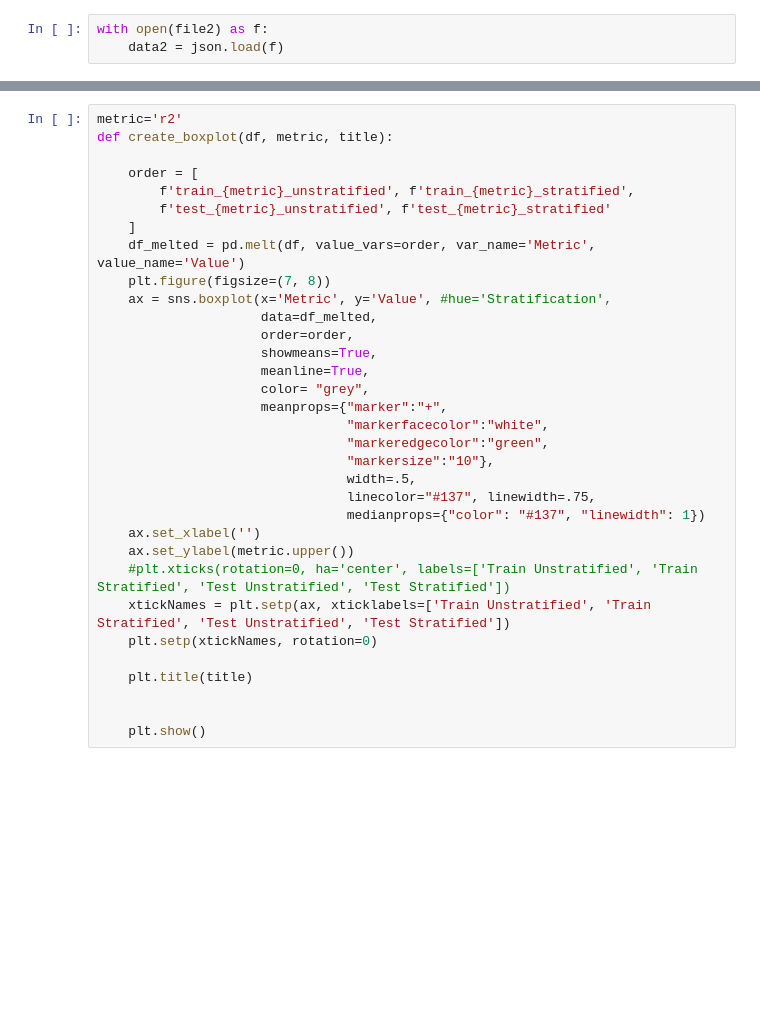
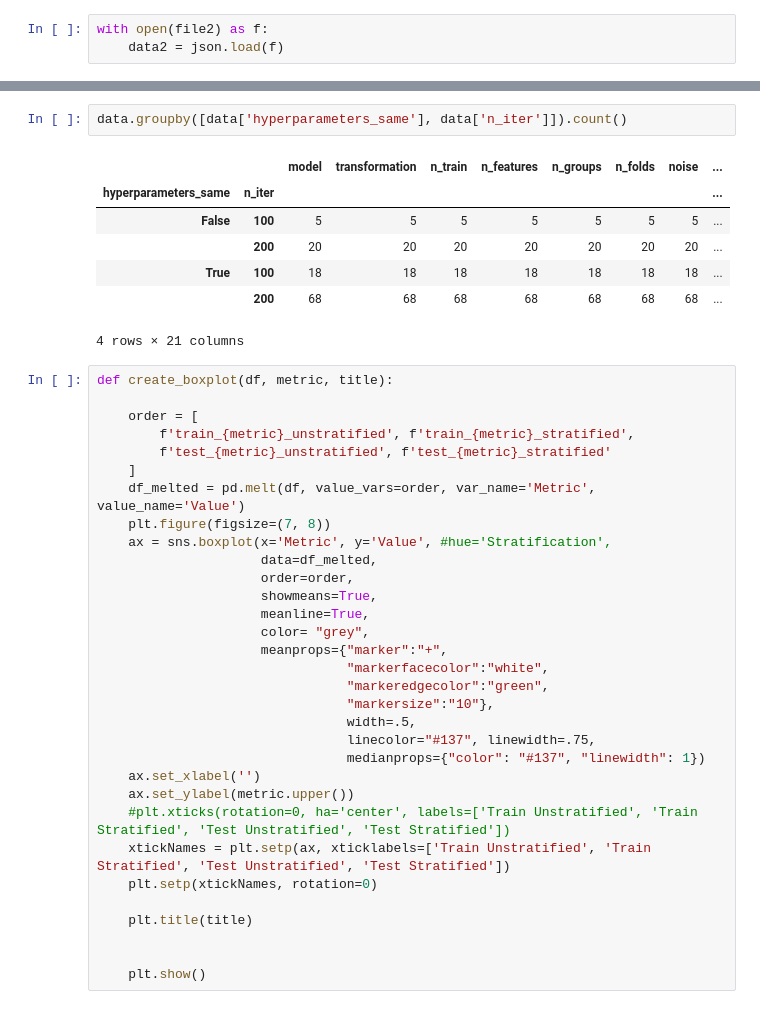
Before and after one commit to annegriddl/slds_stratification, a Jupyter notebook: Simulations/Experiments4 Final SetUp RF/visualization_results.ipynb, the cells around one changed output, grey strips where cells are left out. Drawn from its saved outputs; the diff is of its cells as text; blank space fills up the shorter version.

```diff
--- a/Simulations/Experiments4 Final SetUp RF/visualization_results.ipynb
+++ b/Simulations/Experiments4 Final SetUp RF/visualization_results.ipynb
@@ -216,5 +152,14 @@ data = pd.concat([df2, df3], ignore_index=True)
+# %%
+data.groupby([data['hyperparameters_same'], data['n_iter']]).count()
+# %% [output]
+|  |  | model | transformation | n_train | n_features | n_groups | n_folds | noise | ... |
+| hyperparameters_same | n_iter |  |  |  |  |  |  |  | ... |
+| False | 100 | 5 | 5 | 5 | 5 | 5 | 5 | 5 | ... |
+|  | 200 | 20 | 20 | 20 | 20 | 20 | 20 | 20 | ... |
+| True | 100 | 18 | 18 | 18 | 18 | 18 | 18 | 18 | ... |
+|  | 200 | 68 | 68 | 68 | 68 | 68 | 68 | 68 | ... |
+4 rows × 21 columns
 # %%
-metric='r2'
 def create_boxplot(df, metric, title):
 
     order = [
```
Also changed, not shown: parts of 12 cells of this notebook, 7 other files.
